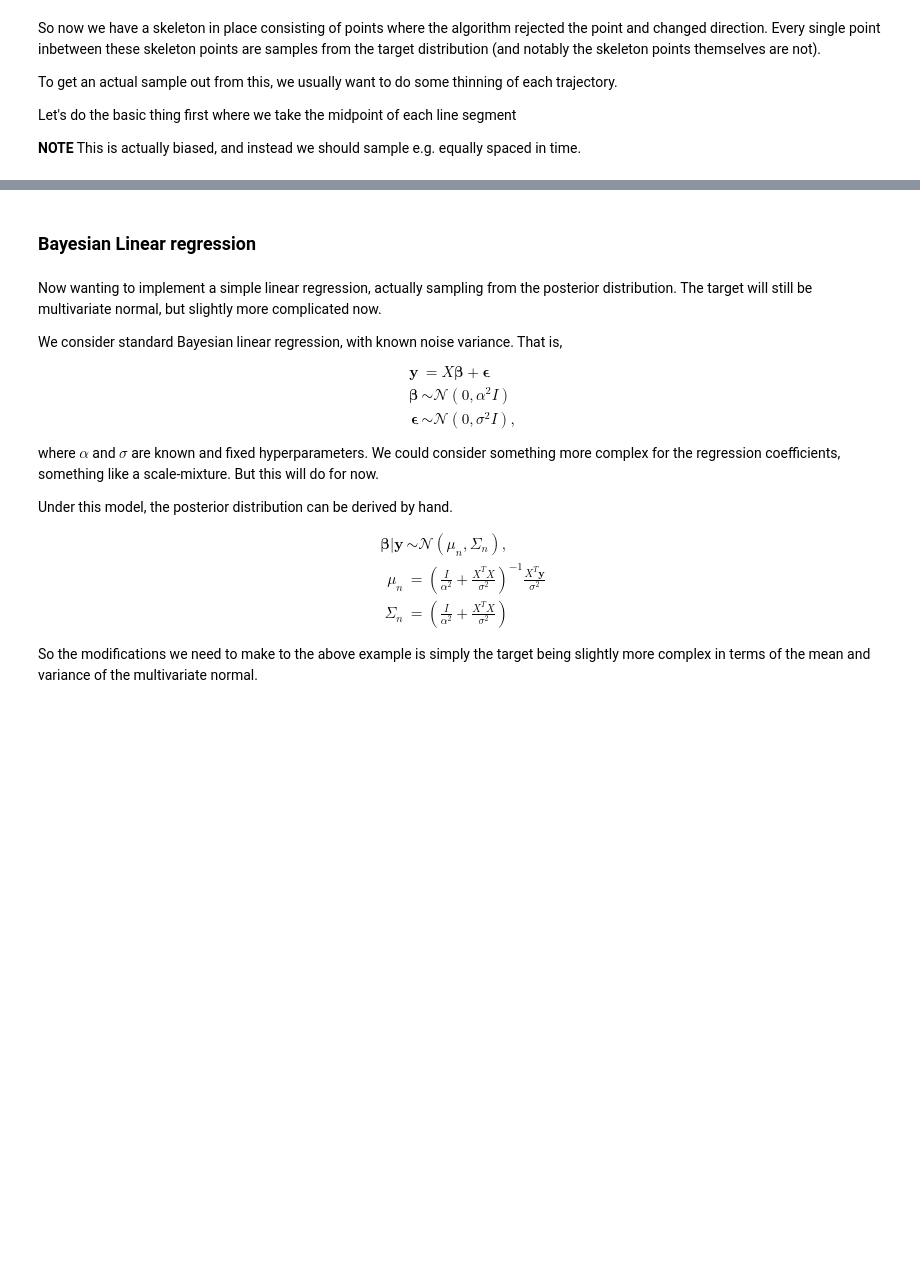
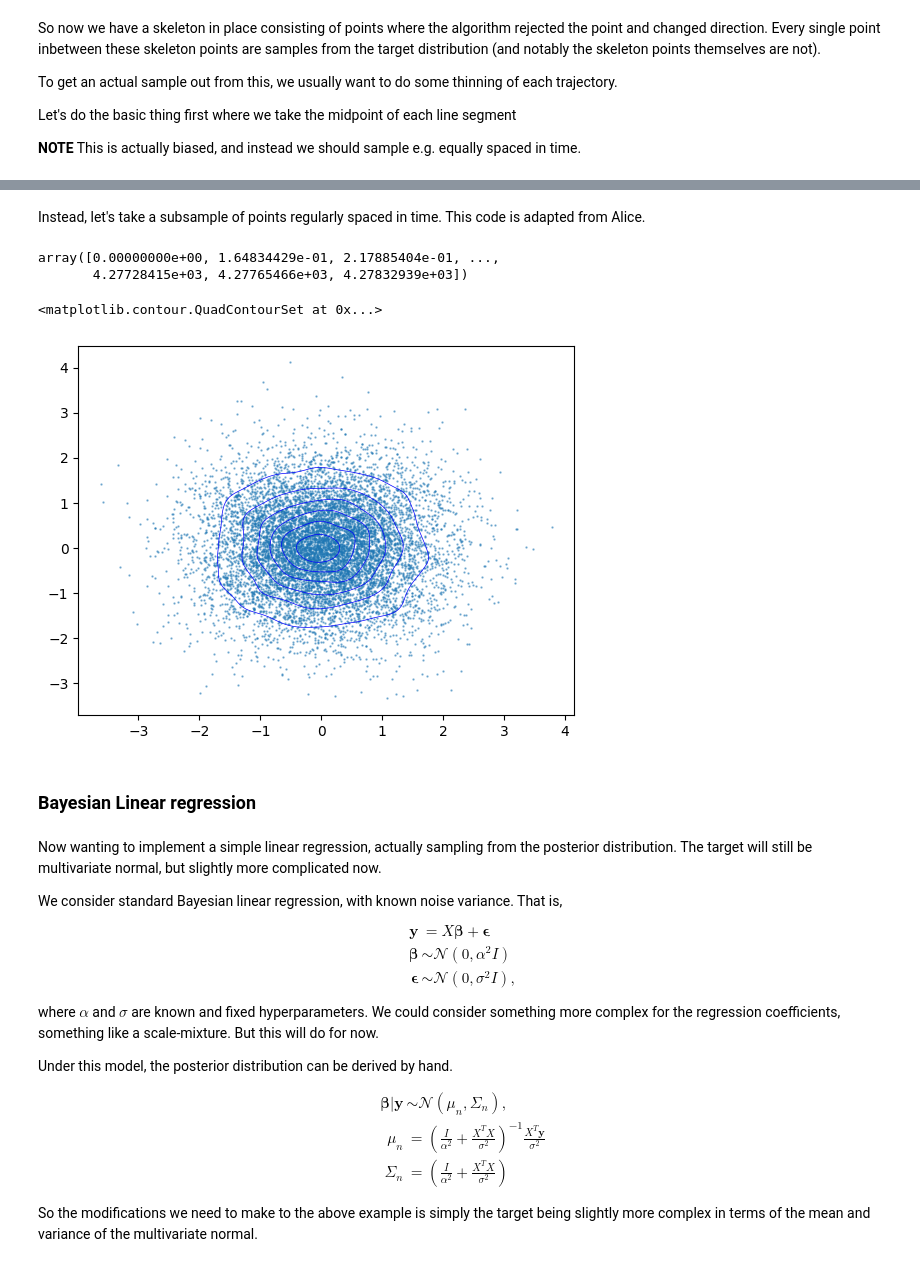
Before and after one commit to ltronneb/sticky_bnns, a Jupyter notebook: ZigZag_sampler.ipynb, the cells around one changed output, grey strips where cells are left out. Cells and saved outputs as stored; diff of their text form; code cells hidden in the pictures; blank space fills up the shorter version.

```diff
--- a/ZigZag_sampler.ipynb
+++ b/ZigZag_sampler.ipynb
@@ -272,3 +302,60 @@ plt.contour(x, y, density, colors='blue', linewidths=0.5)
+# %% [markdown]
+Instead, let's take a subsample of points regularly spaced in time. This code is adapted from Alice.
+# %%
+def zzsample(N, sk):
+    """Sample points from the skeleton."""
+    ts = sk["SkeletonTime"]#[0, :] #0 is already in the first placeS
+    vs = sk["SkeletonVelocity"]
+    xs = sk["SkeletonLocation"]
+    D = xs.shape[0]
+    smpl = np.zeros((N, D))
+
+    # Number of switching times (including 0)
+    K = ts.shape[0]
+    tm = (ts[-1] / N) * np.arange(1, N+1)  # Times of the sample
+
+    for i in range(N):
+        tm_i = tm[i]
+        idx_i = np.where(ts <= tm_i)[0][-1]  # Last index where ts <= tm_i
+        smpl[i, :] = xs[:, idx_i] + vs[:, idx_i] * (tm[i] - ts[idx_i])
+
+    return smpl
+# %%
+Time
+# %% [output]
+array([0.00000000e+00, 1.64834429e-01, 2.17885404e-01, ...,
+       4.27728415e+03, 4.27765466e+03, 4.27832939e+03])
+# %%
+from scipy.stats import gaussian_kde
+
+#samples = np.zeros(((k-1),2))
+
+#for n in range(1,k):
+#    samples[(n-1),:] = (Position[n,:] + Position[(n-1),:])/2.0
+
+# you need to transpose them for Alice's code. My other code does not need that.
+zz_bundle={
+    "SkeletonTime": Time.transpose(),
+    "SkeletonVelocity": Velocity.transpose(),
+    "SkeletonLocation": Position.transpose()
+}
+
+samples = zzsample(k, zz_bundle)
+
+
+plt.scatter(samples[:, 0], samples[:, 1], alpha=0.5, label="Samples",s=0.5)
+
+# Perform kernel density estimation for the contour plot
+kde = gaussian_kde(samples.T)
+x, y = np.mgrid[-3:3:100j, -3:3:100j]  # Adjust the range as needed
+positions = np.vstack([x.ravel(), y.ravel()])
+density = kde(positions).reshape(x.shape)
+
+# Plot contour lines of the density estimate
+plt.contour(x, y, density, colors='blue', linewidths=0.5)
+# %% [output]
+<matplotlib.contour.QuadContourSet at 0x...>
+[figure, added]
 # %% [markdown]
 ### Bayesian Linear regression
 # %% [markdown]
```
Also changed, not shown: parts of 46 cells of this notebook, 2 other files.
